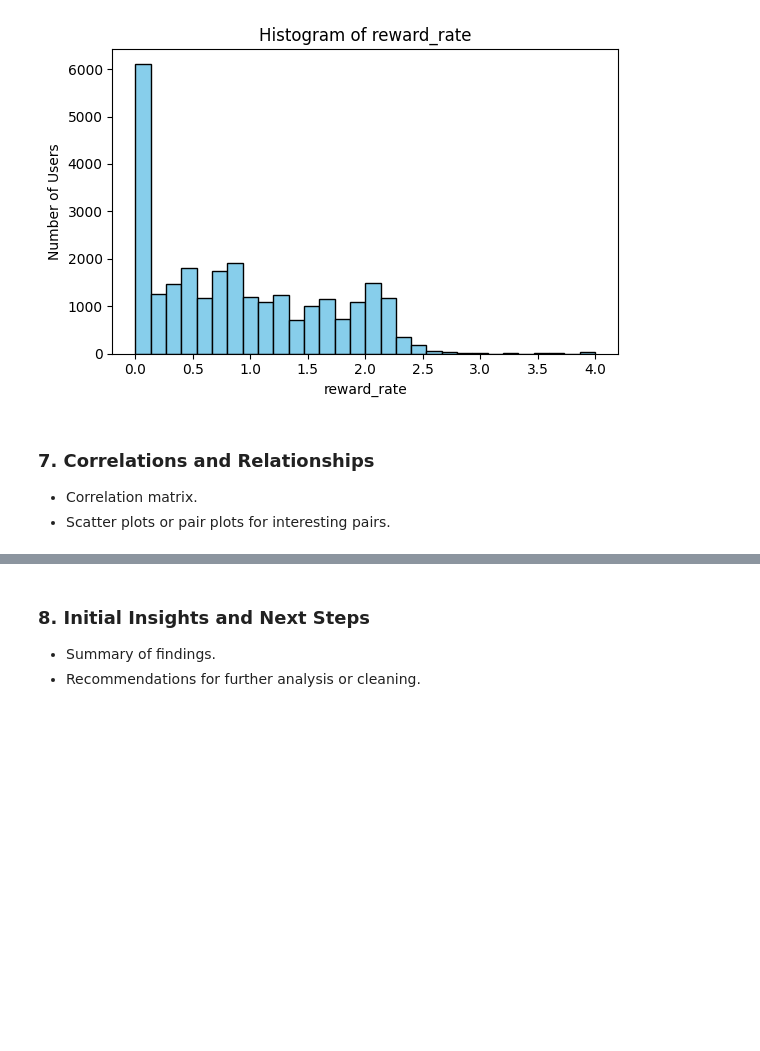
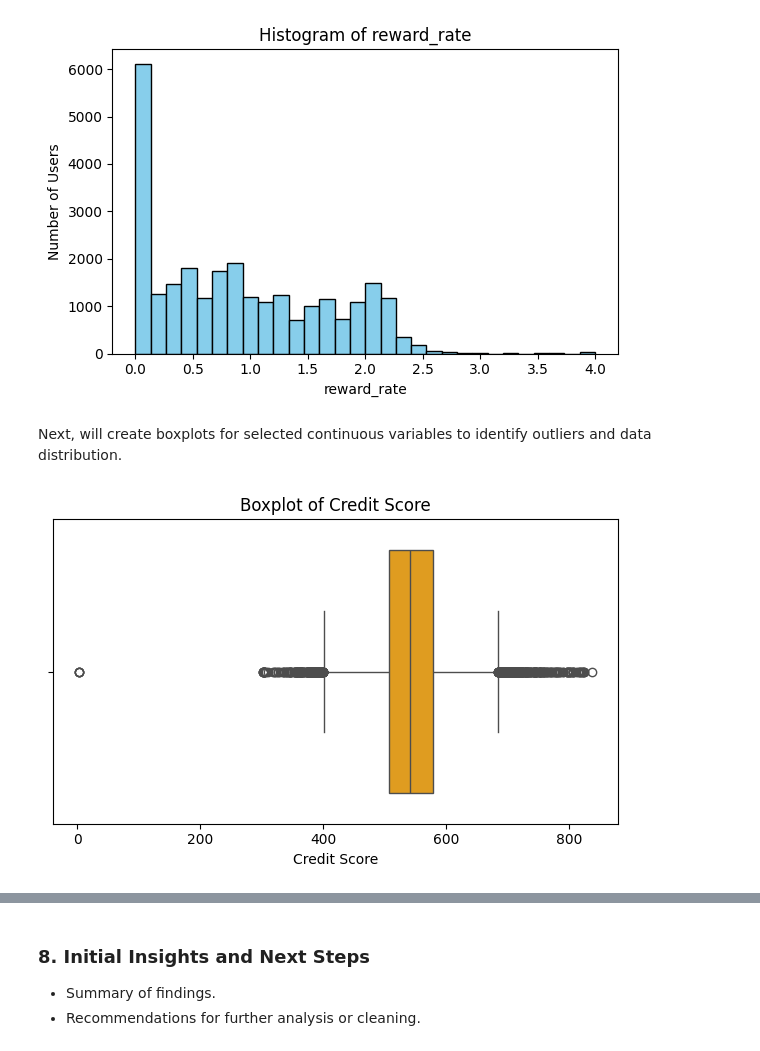
Before and after one commit to InsightsByIvy/FinTech-User-Analytics, a Jupyter notebook: Notebooks/01_initial_inspection.ipynb, the cells around one changed output, grey strips where cells are left out. Drawn from its saved outputs; the diff is of its cells as text; code cells hidden in the pictures; blank space fills up the shorter version.

```diff
--- a/Notebooks/01_initial_inspection.ipynb
+++ b/Notebooks/01_initial_inspection.ipynb
@@ -229,7 +238,15 @@ for col in hist_cols:
 [figure]
 [figure]
 [figure]
-# %% [markdown]
-### 7. Correlations and Relationships
-- Correlation matrix.
-- Scatter plots or pair plots for interesting pairs.
+# %% [markdown]
+Next, will create boxplots for selected continuous variables to identify outliers and data distribution.
+# %%
+
+plt.figure(figsize=(6, 4))
+sns.boxplot(x=df['credit_score'], color='orange')
+plt.title("Boxplot of Credit Score")
+plt.xlabel("Credit Score")
+plt.tight_layout()
+plt.show()
+# %% [output]
+[figure, added]
```
Also changed, not shown: parts of 13 cells of this notebook.
